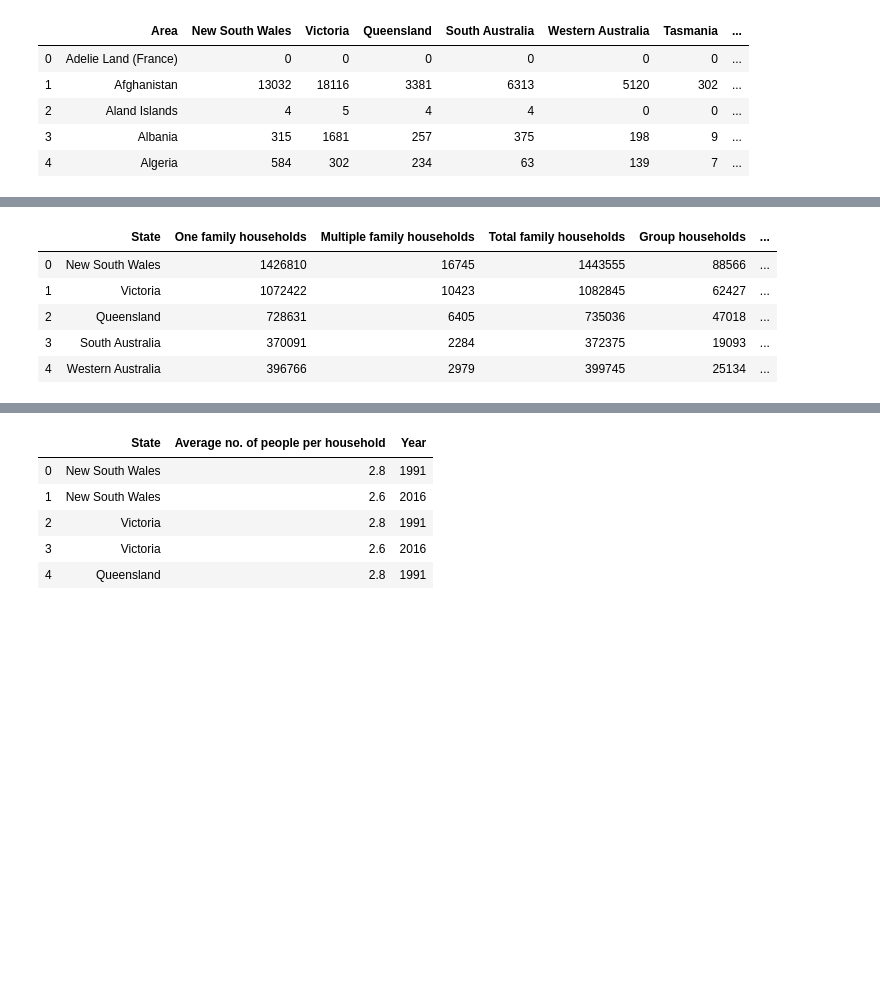
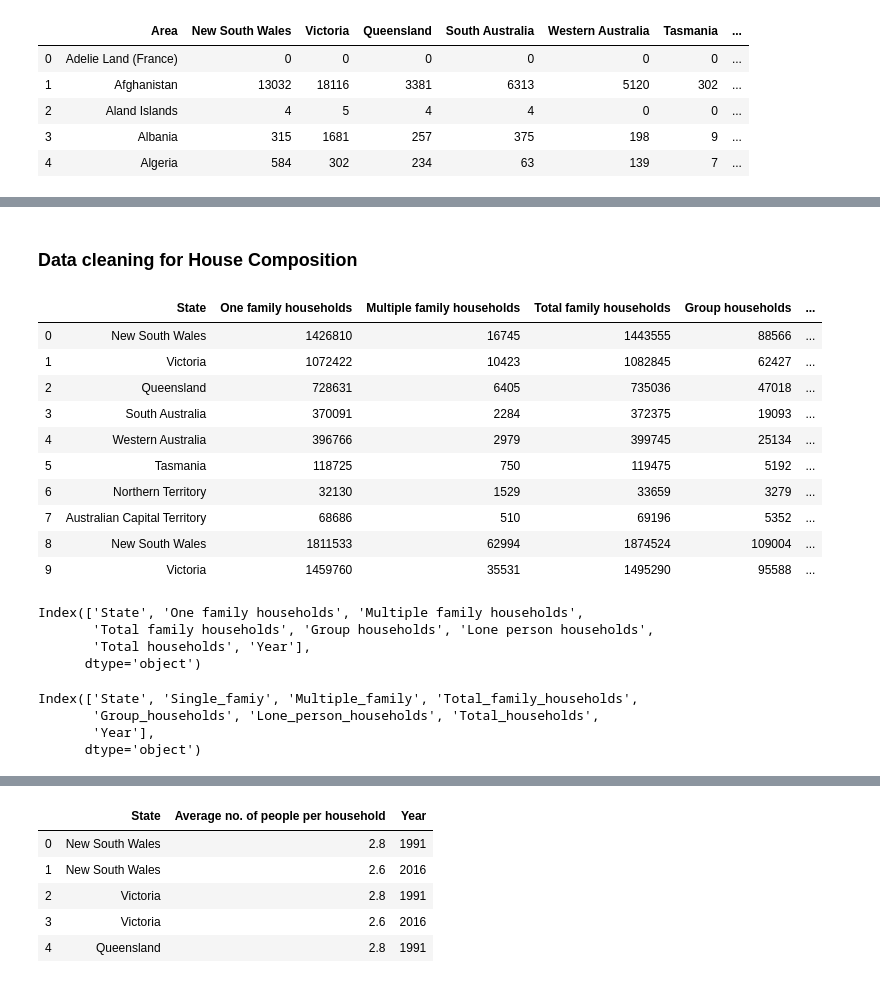
Before and after one commit to Hamza-cmd/Comp257-Project, a Jupyter notebook: SnapshotTables.ipynb, the cells around one changed output, grey strips where cells are left out. Cells and saved outputs as stored; diff of their text form; code cells hidden in the pictures; blank space fills up the shorter version.

```diff
--- a/SnapshotTables.ipynb
+++ b/SnapshotTables.ipynb
@@ -105,10 +166,24 @@ country.head()
+# %% [markdown]
+### Data cleaning for House Composition
 # %%
 HouseCompos = pd.read_excel("data/snapshot_clean.xlsx", sheet_name = 10 )
-HouseCompos.head()
+HouseCompos.head(10)
 # %% [output]
 |  | State | One family households | Multiple family households | Total family households | Group households | ... |
 | 0 | New South Wales | 1426810 | 16745 | 1443555 | 88566 | ... |
 | 1 | Victoria | 1072422 | 10423 | 1082845 | 62427 | ... |
 | 2 | Queensland | 728631 | 6405 | 735036 | 47018 | ... |
 | 3 | South Australia | 370091 | 2284 | 372375 | 19093 | ... |
 | 4 | Western Australia | 396766 | 2979 | 399745 | 25134 | ... |
+| 5 | Tasmania | 118725 | 750 | 119475 | 5192 | ... |
+| 6 | Northern Territory | 32130 | 1529 | 33659 | 3279 | ... |
+| 7 | Australian Capital Territory | 68686 | 510 | 69196 | 5352 | ... |
+| 8 | New South Wales | 1811533 | 62994 | 1874524 | 109004 | ... |
+| 9 | Victoria | 1459760 | 35531 | 1495290 | 95588 | ... |
+# %%
+HouseCompos.columns
+# %% [output]
+Index(['State', 'One family households', 'Multiple family households',
+       'Total family households', 'Group households', 'Lone person households',
+       'Total households', 'Year'],
+      dtype='object')
@@ -114,0 +198,7 @@ HouseCompos.head()
+# %%
+HouseCompos.columns
+# %% [output]
+Index(['State', 'Single_famiy', 'Multiple_family', 'Total_family_households',
+       'Group_households', 'Lone_person_households', 'Total_households',
+       'Year'],
+      dtype='object')
```
Also changed, not shown: parts of 29 cells of this notebook, 2 other files.
